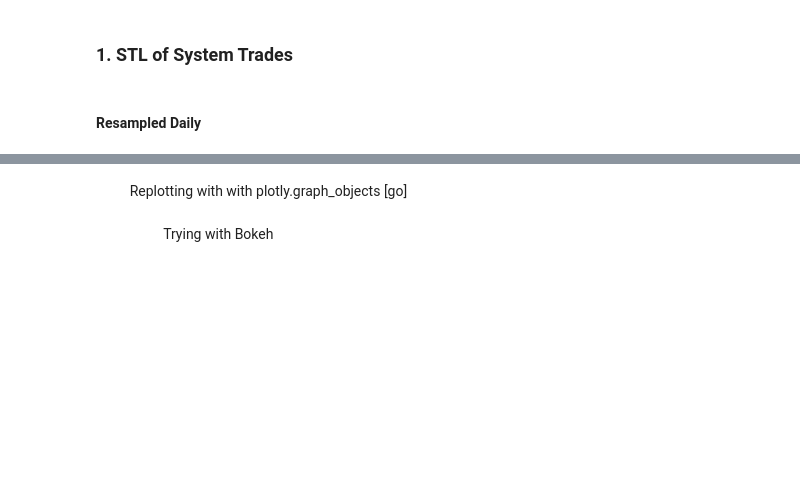
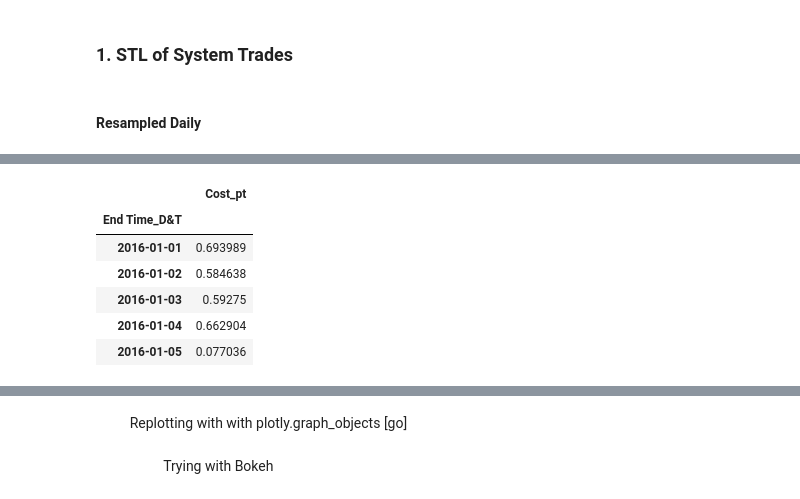
Before and after one commit to strong4s/s5_Time-Series-Analysis-Forecasting-of-Grid-Trades, a Jupyter notebook: s5n2_Trend & Seasonality Decomposition .ipynb, the cells around one changed output, grey strips where cells are left out. Cells and saved outputs as stored; diff of their text form; code cells hidden in the pictures; blank space fills up the shorter version.

```diff
--- a/s5n2_Trend & Seasonality Decomposition .ipynb
+++ b/s5n2_Trend & Seasonality Decomposition .ipynb
@@ -74,3 +96,16 @@ df_sys_D = df_sys.set_index(['End Time_D&T'])[['Cost']].resample('D').sum()
+# %%
+
+#? Dropping the original Cost column, Because analyzing it would be impractical.
+df_sys_D.drop(columns="Cost", inplace=True)
+df_sys_D.head()
+# %% [output]
+|  | Cost_pt |
+| End Time_D&T |  |
+| 2016-01-01 | 0.693989 |
+| 2016-01-02 | 0.584638 |
+| 2016-01-03 | 0.59275 |
+| 2016-01-04 | 0.662904 |
+| 2016-01-05 | 0.077036 |
 # %%
 
 #* from statsmodels.tsa.seasonal import STL
```
Also changed, not shown: parts of 20 cells of this notebook, 4 other files.
